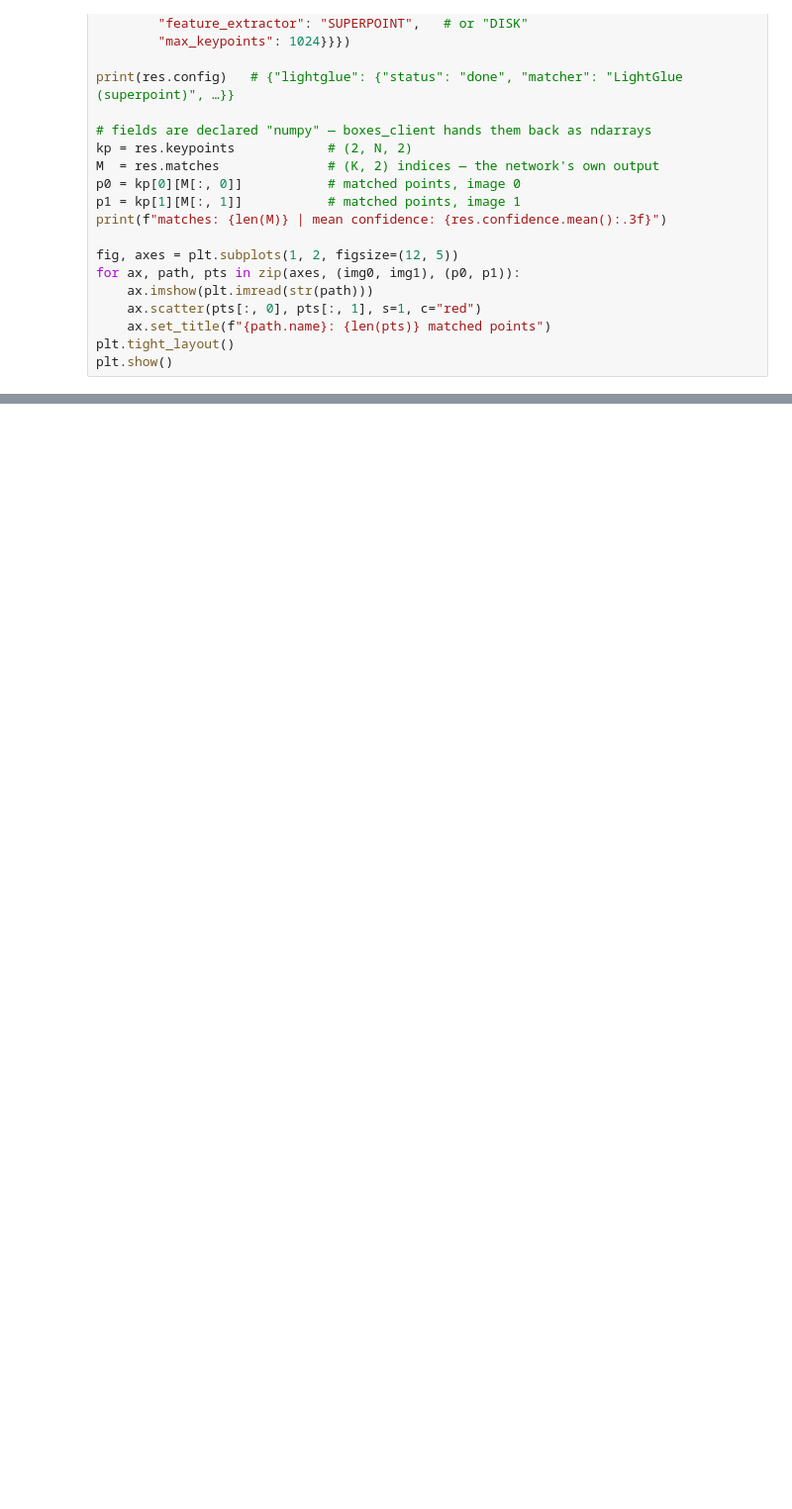
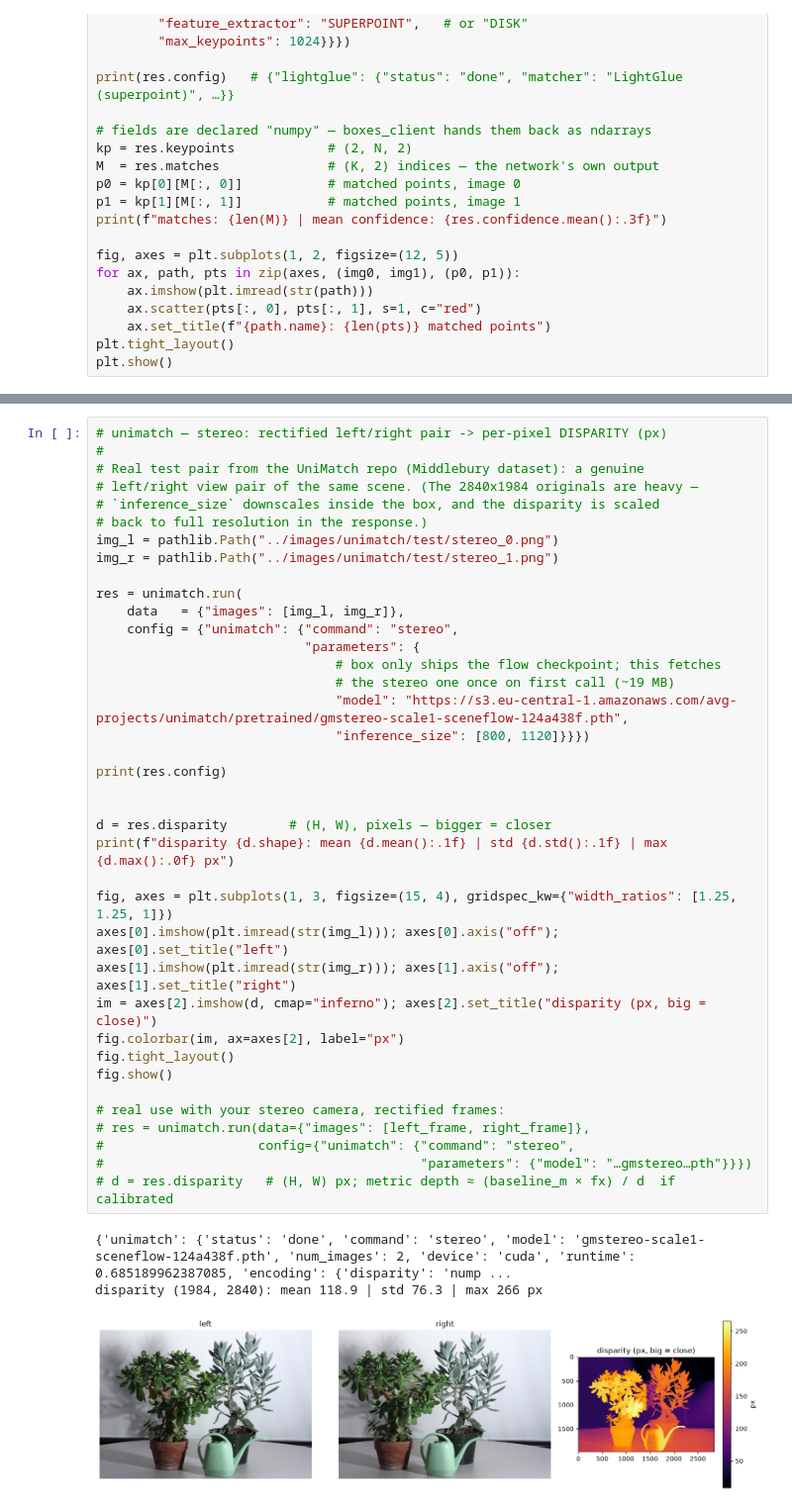
Before and after one commit to manel-ferreira-01/VisionIST, a Jupyter notebook: notebooks/boxes_walkthrough.ipynb, the cells around one changed output, grey strips where cells are left out. Shown at 99% size. Cells and saved outputs as stored; diff of their text form; blank space fills up the shorter version.

```diff
--- a/notebooks/boxes_walkthrough.ipynb
+++ b/notebooks/boxes_walkthrough.ipynb
@@ -69,0 +111,42 @@ plt.show()
+# %%
+# unimatch — stereo: rectified left/right pair -> per-pixel DISPARITY (px)
+#
+# Real test pair from the UniMatch repo (Middlebury dataset): a genuine
+# left/right view pair of the same scene. (The 2840x1984 originals are heavy —
+# `inference_size` downscales inside the box, and the disparity is scaled
+# back to full resolution in the response.)
+img_l = pathlib.Path("../images/unimatch/test/stereo_0.png")
+img_r = pathlib.Path("../images/unimatch/test/stereo_1.png")
+
+res = unimatch.run(
+    data   = {"images": [img_l, img_r]},
+    config = {"unimatch": {"command": "stereo",
+                           "parameters": {
+                               # box only ships the flow checkpoint; this fetches
+                               # the stereo one once on first call (~19 MB)
+                               "model": "https://s3.eu-central-1.amazonaws.com/avg-projects/unimatch/pretrained/gmstereo-scale1-sceneflow-124a438f.pth",
+                               "inference_size": [800, 1120]}}})
+
+print(res.config)
+
+
+d = res.disparity        # (H, W), pixels — bigger = closer
+print(f"disparity {d.shape}: mean {d.mean():.1f} | std {d.std():.1f} | max {d.max():.0f} px")
+
+fig, axes = plt.subplots(1, 3, figsize=(15, 4), gridspec_kw={"width_ratios": [1.25, 1.25, 1]})
+axes[0].imshow(plt.imread(str(img_l))); axes[0].axis("off"); axes[0].set_title("left")
+axes[1].imshow(plt.imread(str(img_r))); axes[1].axis("off"); axes[1].set_title("right")
+im = axes[2].imshow(d, cmap="inferno"); axes[2].set_title("disparity (px, big = close)")
+fig.colorbar(im, ax=axes[2], label="px")
+fig.tight_layout()
+fig.show()
+
+# real use with your stereo camera, rectified frames:
+# res = unimatch.run(data={"images": [left_frame, right_frame]},
+#                    config={"unimatch": {"command": "stereo",
+#                                         "parameters": {"model": "…gmstereo…pth"}}})
+# d = res.disparity   # (H, W) px; metric depth ≈ (baseline_m × fx) / d  if calibrated
+# %% [output]
+{'unimatch': {'status': 'done', 'command': 'stereo', 'model': 'gmstereo-scale1-sceneflow-124a438f.pth', 'num_images': 2, 'device': 'cuda', 'runtime': 0.685189962387085, 'encoding': {'disparity': 'nump ...
+disparity (1984, 2840): mean 118.9 | std 76.3 | max 266 px
+[figure, added]
```
Also changed, not shown: parts of 1 cell of this notebook, 21 other files.
